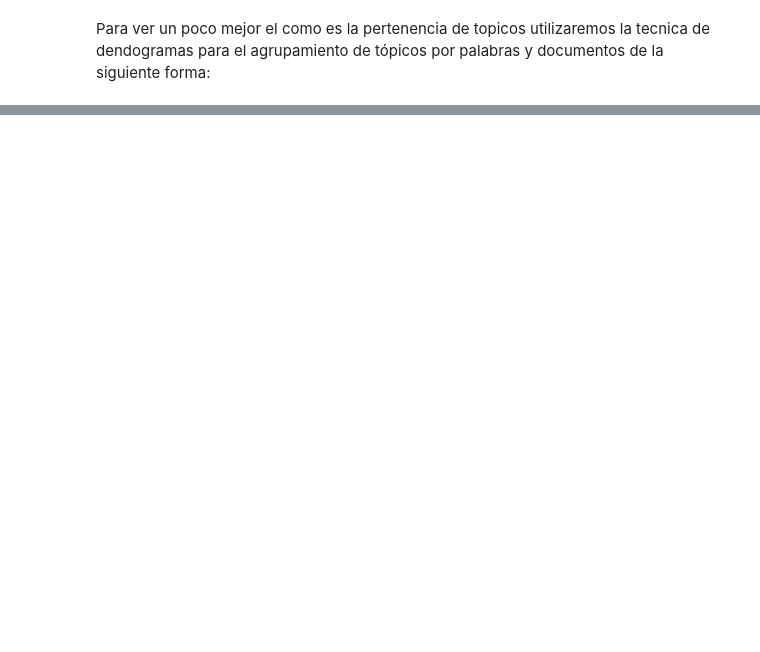
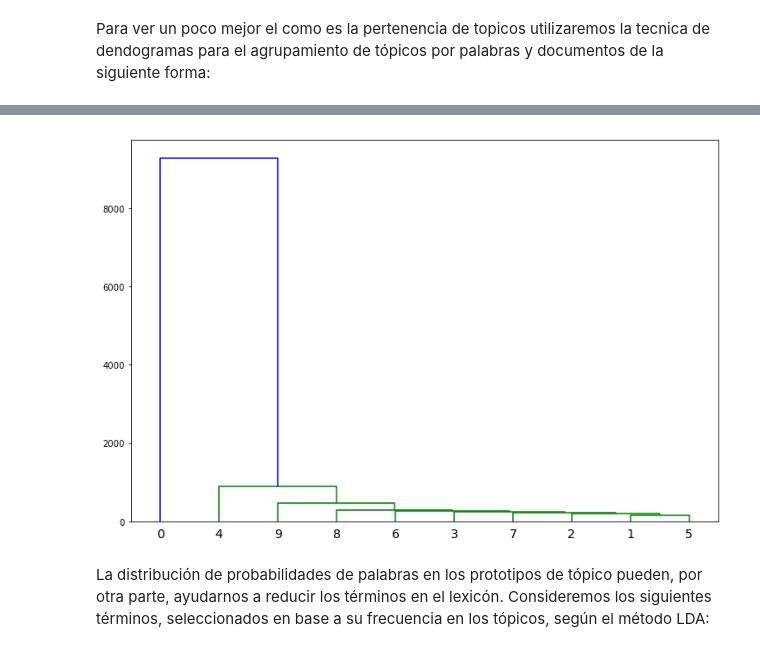
Before and after one commit to ErickLF/Proyecto-Procesamiento-del-Lenguaje-Natural, a Jupyter notebook: 4. Análisis Semántico.ipynb, the cells around one changed output, grey strips where cells are left out. Cells and saved outputs as stored; diff of their text form; code cells hidden in the pictures; blank space fills up the shorter version.

```diff
--- a/4. Análisis Semántico.ipynb
+++ b/4. Análisis Semántico.ipynb
@@ -240,0 +453,9 @@ plt.show()
+# %%
+Z_lda = linkage(lda.components_, 'complete')
+plt.figure(figsize=(12, 8))
+dendrogram(Z_lda, leaf_font_size=14)
+plt.show()
+# %% [output]
+[figure, added]
+# %% [markdown]
+La distribución de probabilidades de palabras en los prototipos de tópico pueden, por otra parte, ayudarnos a reducir los términos en el lexicón. Consideremos los siguientes términos, seleccionados en base a su frecuencia en los tópicos, según el método LDA:
```
Also changed, not shown: parts of 54 cells of this notebook, 4 other files.
